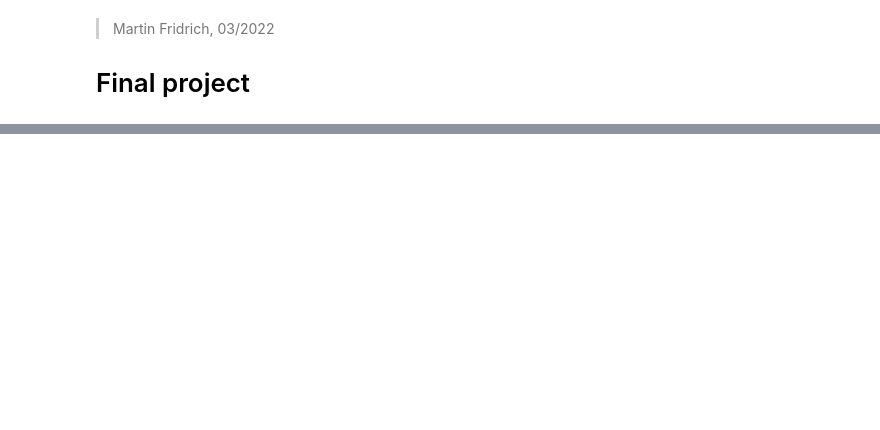
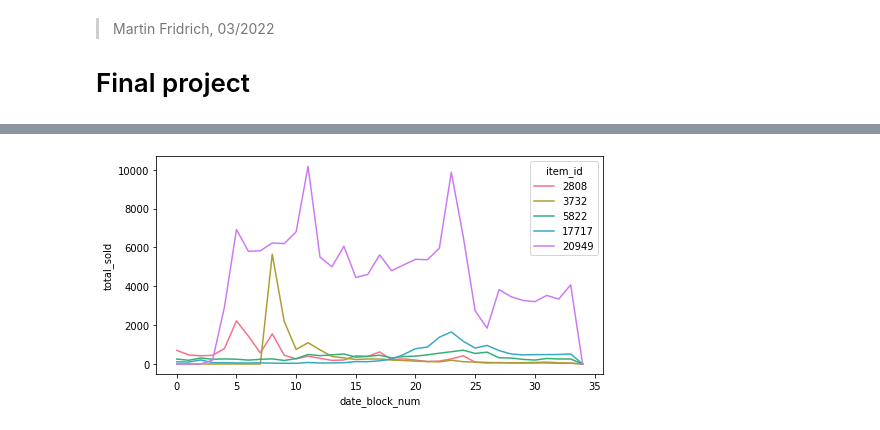
Before and after one commit to fridrichmrtn/hse-advanced-machine-learning, a Jupyter notebook: 02_competitive_data_science/wk06/final_project.ipynb, the cells around one changed output, grey strips where cells are left out. Drawn from its saved outputs; the diff is of its cells as text; code cells hidden in the pictures; blank space fills up the shorter version.

```diff
--- a/02_competitive_data_science/wk06/final_project.ipynb
+++ b/02_competitive_data_science/wk06/final_project.ipynb
@@ -72,0 +102,9 @@ sales.head(3)
+# %%
+# targets per top 5 items over time
+fig, ax = plt.subplots(1,1,figsize=(8,4))
+sns.lineplot(data=sales[sales.item_id.isin([20949,2808,3732,17717,5822])].\
+        groupby(["item_id","date_block_num"], as_index=False)["total_sold"].sum(),
+    x="date_block_num", y="total_sold", hue="item_id",
+    palette=sns.color_palette("husl", 5));
+# %% [output]
+[figure, added]
```
Also changed, not shown: parts of 30 cells of this notebook, 1 other file.
